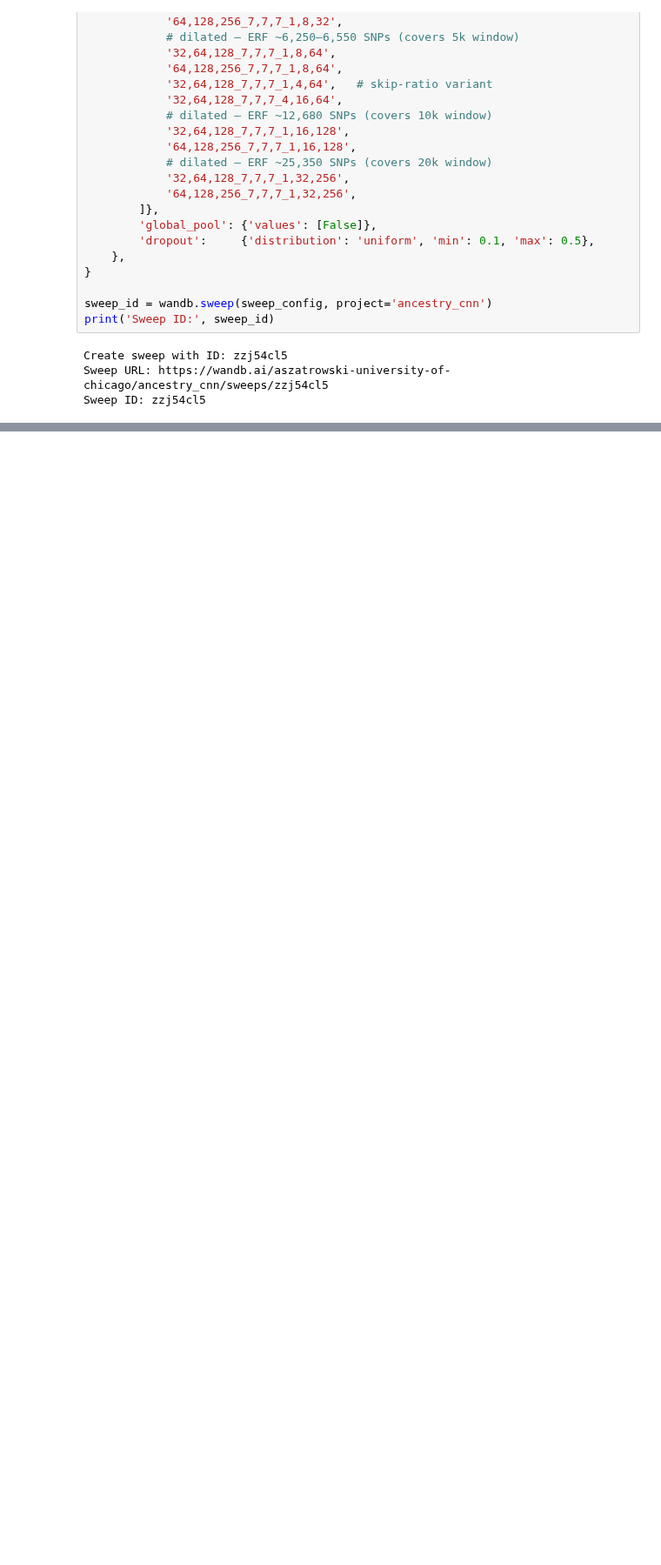
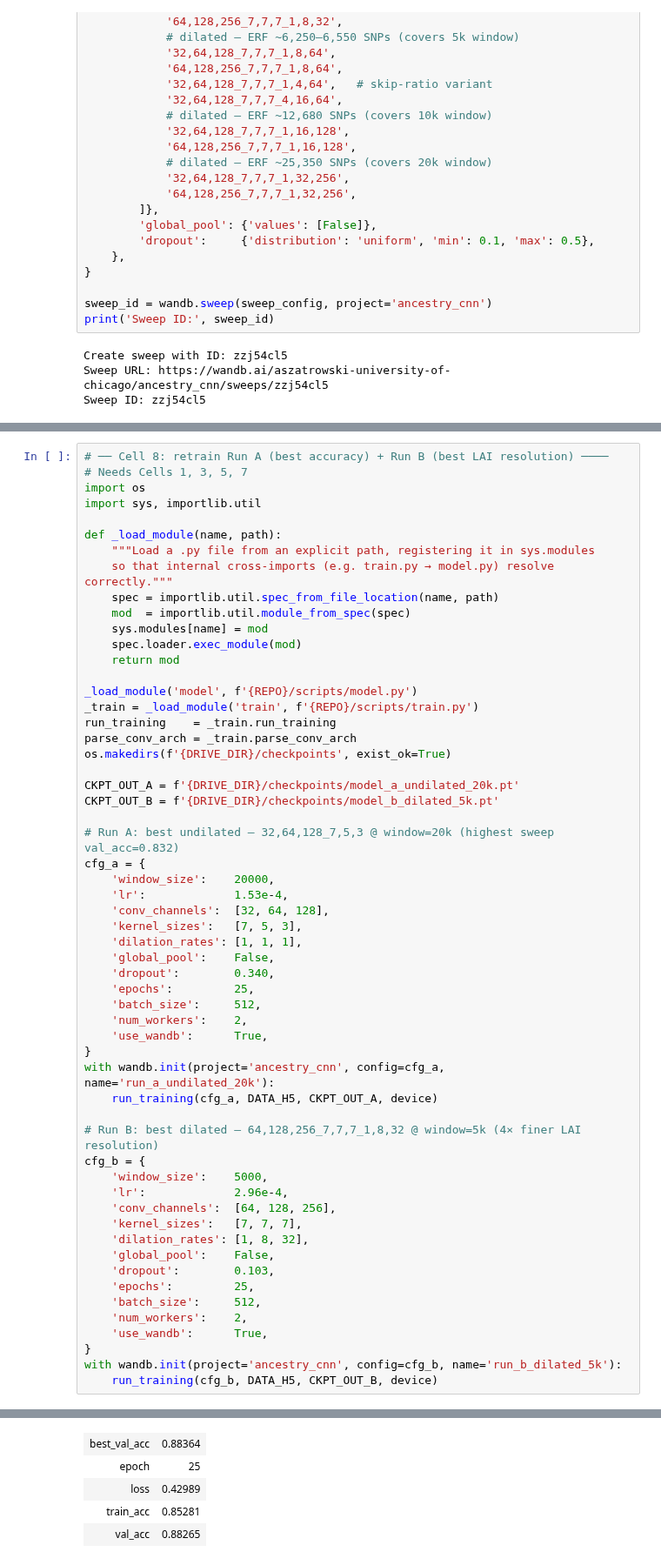
Before and after one commit to aszatrowski/gene_461_final_project, a Jupyter notebook: notebooks/colab_train.ipynb, the cells around one changed output, grey strips where cells are left out. Shown at 87% size. Drawn from its saved outputs; the diff is of its cells as text; blank space fills up the shorter version.

```diff
--- a/notebooks/colab_train.ipynb
+++ b/notebooks/colab_train.ipynb
@@ -236,0 +201,58 @@ NameError: name 'CONFUSION_OUT' is not defined
+# %%
+# ── Cell 8: retrain Run A (best accuracy) + Run B (best LAI resolution) ────
+# Needs Cells 1, 3, 5, 7
+import os
+import sys, importlib.util
+
+def _load_module(name, path):
+    """Load a .py file from an explicit path, registering it in sys.modules
+    so that internal cross-imports (e.g. train.py → model.py) resolve correctly."""
+    spec = importlib.util.spec_from_file_location(name, path)
+    mod  = importlib.util.module_from_spec(spec)
+    sys.modules[name] = mod
+    spec.loader.exec_module(mod)
+    return mod
+
+_load_module('model', f'{REPO}/scripts/model.py')
+_train = _load_module('train', f'{REPO}/scripts/train.py')
+run_training    = _train.run_training
+parse_conv_arch = _train.parse_conv_arch
+os.makedirs(f'{DRIVE_DIR}/checkpoints', exist_ok=True)
+
+CKPT_OUT_A = f'{DRIVE_DIR}/checkpoints/model_a_undilated_20k.pt'
+CKPT_OUT_B = f'{DRIVE_DIR}/checkpoints/model_b_dilated_5k.pt'
+
+# Run A: best undilated — 32,64,128_7,5,3 @ window=20k (highest sweep val_acc=0.832)
+cfg_a = {
+    'window_size':    20000,
+    'lr':             1.53e-4,
+    'conv_channels':  [32, 64, 128],
+    'kernel_sizes':   [7, 5, 3],
+    'dilation_rates': [1, 1, 1],
+    'global_pool':    False,
+    'dropout':        0.340,
+    'epochs':         25,
+    'batch_size':     512,
+    'num_workers':    2,
+    'use_wandb':      True,
+}
+with wandb.init(project='ancestry_cnn', config=cfg_a, name='run_a_undilated_20k'):
+    run_training(cfg_a, DATA_H5, CKPT_OUT_A, device)
+
+# Run B: best dilated — 64,128,256_7,7,7_1,8,32 @ window=5k (4× finer LAI resolution)
+cfg_b = {
+    'window_size':    5000,
+    'lr':             2.96e-4,
+    'conv_channels':  [64, 128, 256],
+    'kernel_sizes':   [7, 7, 7],
+    'dilation_rates': [1, 8, 32],
+    'global_pool':    False,
+    'dropout':        0.103,
+    'epochs':         25,
+    'batch_size':     512,
+    'num_workers':    2,
+    'use_wandb':      True,
+}
+with wandb.init(project='ancestry_cnn', config=cfg_b, name='run_b_dilated_5k'):
+    run_training(cfg_b, DATA_H5, CKPT_OUT_B, device)
+# %% [output]
@@ -236,0 +289,5 @@ NameError: name 'CONFUSION_OUT' is not defined
+| best_val_acc | 0.88364 |
+| epoch | 25 |
+| loss | 0.42989 |
+| train_acc | 0.85281 |
+| val_acc | 0.88265 |
```
Also changed, not shown: parts of 10 cells of this notebook, 1 other file.
